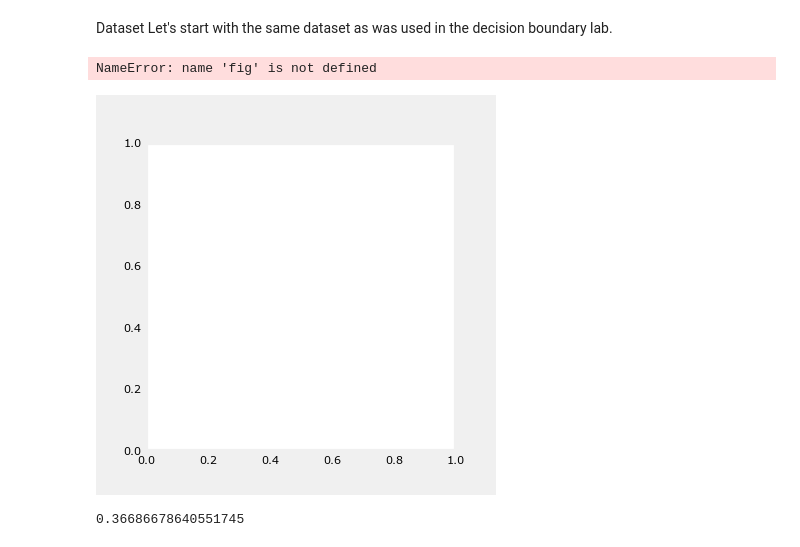
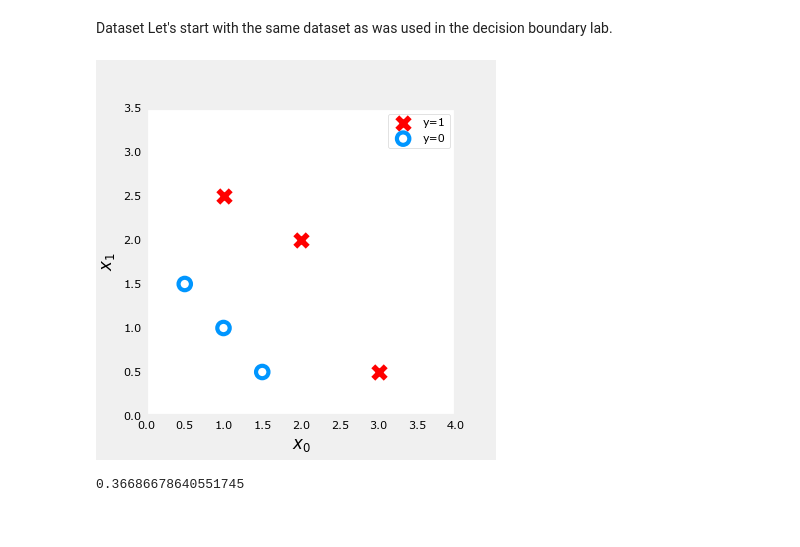
Before and after one commit to MandarinIndia/Machine-Learning-Specialization, a Jupyter notebook: Supervised Learning Algorithms/Week 3/Cost Function for Logistic Regression/costFunction.ipynb, the cells around one changed output. Saved outputs shown, nothing was run; the diff lists cells and outputs as text; code cells hidden in the pictures.

```diff
--- a/Supervised Learning Algorithms/Week 3/Cost Function for Logistic Regression/costFunction.ipynb
+++ b/Supervised Learning Algorithms/Week 3/Cost Function for Logistic Regression/costFunction.ipynb
@@ -11,16 +11,16 @@ Let's start with the same dataset as was used in the decision boundary lab.
 X_train = np.array([[0.5, 1.5], [1,1], [1.5, 0.5], [3, 0.5], [2, 2], [1, 2.5]])  #(m,n)
 y_train = np.array([0, 0, 0, 1, 1, 1])
 # %%
-fig.ax = plt.subplots(1,1,figsize = (4,4))
-plot_data(x_train , y_train)
+fig,ax = plt.subplots(1,1,figsize=(4,4))
+plot_data(X_train, y_train, ax)
 
-ax.axis([0 , 4 , 0 , 3.5])
-ax.set_ylabel('$x_1$', fontsize = 12)
-ax.set_xlabel('$x_0$', fontsize = 12)
+# Set both axes to be from 0-4
+ax.axis([0, 4, 0, 3.5])
+ax.set_ylabel('$x_1$', fontsize=12)
+ax.set_xlabel('$x_0$', fontsize=12)
 plt.show()
 # %% [output]
-NameError: name 'fig' is not defined
-[figure, old version]
+[figure, new version]
 # %%
 def compute_cost_logistic(X, y, w, b):
     """
```
Also changed, not shown: parts of 1 cell of this notebook.
